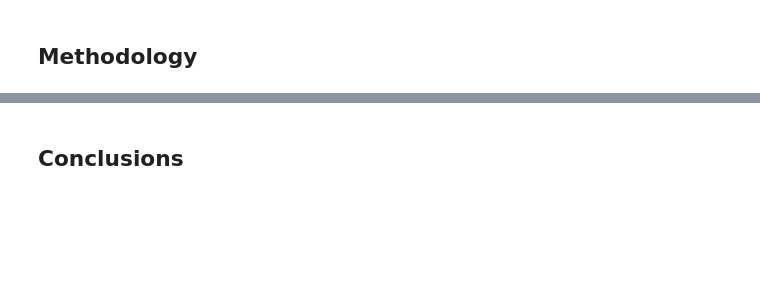
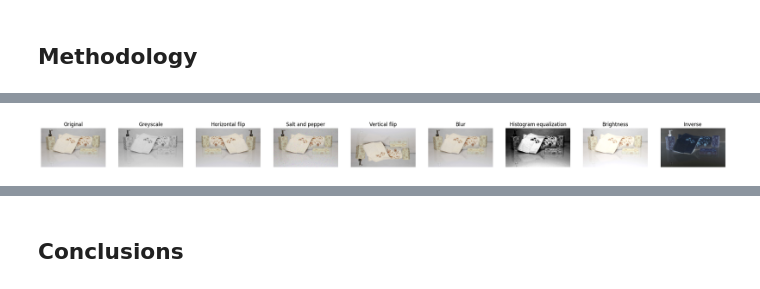
Before and after one commit to stefanoobonetto/DeepLearning_project, a Jupyter notebook: DL2024_final_proj_Roman_Bonetto_Dian.ipynb, the cells around one changed output, grey strips where cells are left out. Saved outputs shown, nothing was run; the diff lists cells and outputs as text; code cells hidden in the pictures; blank space fills up the shorter version.

```diff
--- a/DL2024_final_proj_Roman_Bonetto_Dian.ipynb
+++ b/DL2024_final_proj_Roman_Bonetto_Dian.ipynb
@@ -364,0 +613,99 @@ Compile with `TORCH_USE_CUDA_DSA` to enable device-side assertions.
+# %%
+augmentations = [
+    rotation,
+    zoom,
+    flip_horizontal,
+    flip_vertical,
+    greyscale,
+    inverse,
+    blur,
+    crop,
+    affine,
+    change_gamma,
+    translation,
+    scale,
+    brightness,
+    histogram_eq,
+    salt_e_pepper,
+    gaussian_blur,
+    poisson_noise,
+    speckle_noise,
+    contrast,
+]
+
+
+augmentations_names = [
+    "Rotation",
+    "Zoom",
+    "Horizontal flip",
+    "Vertical flip",
+    "Greyscale",
+    "Inverse",
+    "Blur",
+    "Crop",
+    "Affine",
+    "Change gamma",
+    "Translation",
+    "Scale",
+    "Brightness",
+    "Histogram equalization",
+    "Salt and pepper",
+    "Gaussian blur",
+    "Poisson noise",
+    "Speckle noise",
+    "Contrast",
+]
+
+def apply_augmentations(img, num_aug, centroid=None):
+    ret_images = []
+    ret_names = []
+
+    ret_images.append(img)
+    ret_names.append("Original")
+
+    applied_augmentations = set()
+
+    while len(ret_images) - 1 < num_aug:  # Exclude original image from count
+        img_copy = img.copy()
+        img_np = np.array(img_copy)
+
+        n = random.randint(0, len(augmentations) - 1)
+        aug_name = augmentations_names[n]
+
+        # When applying an augmentation, we first check if it has already been applied
+        # to ensure that each augmentation is applied only once per image.
+        if aug_name not in applied_augmentations:
+            applied_augmentations.add(aug_name)
+
+            # Apply augmentation
+            if aug_name == "Crop":
+                img_aug_np = augmentations[n](img_np, center=centroid)
+            else:
+                img_aug_np = augmentations[n](img_np)
+
+
+            # Convert NumPy array back to PIL image
+            img_aug = Image.fromarray(img_aug_np)
+
+            ret_images.append(img_aug)
+
+            # we want to take track of the augmentations applied at each image
+            ret_names.append(aug_name)
+
+    return ret_images, ret_names
+
+img = Image.open(get_random_imagenet_a_image(pathDatasetImagenetA))
+
+aug, names = apply_augmentations(img, 8)
+
+plt.figure(figsize=(30, 30))
+
+for i in range(len(aug)):
+    plt.subplot(1, len(aug), i+1)
+    plt.imshow(aug[i])
+    plt.title(names[i])
+    plt.axis('off')
+
+plt.show()
+# %% [output]
+[figure, added]
```
Also changed, not shown: parts of 71 cells of this notebook.
